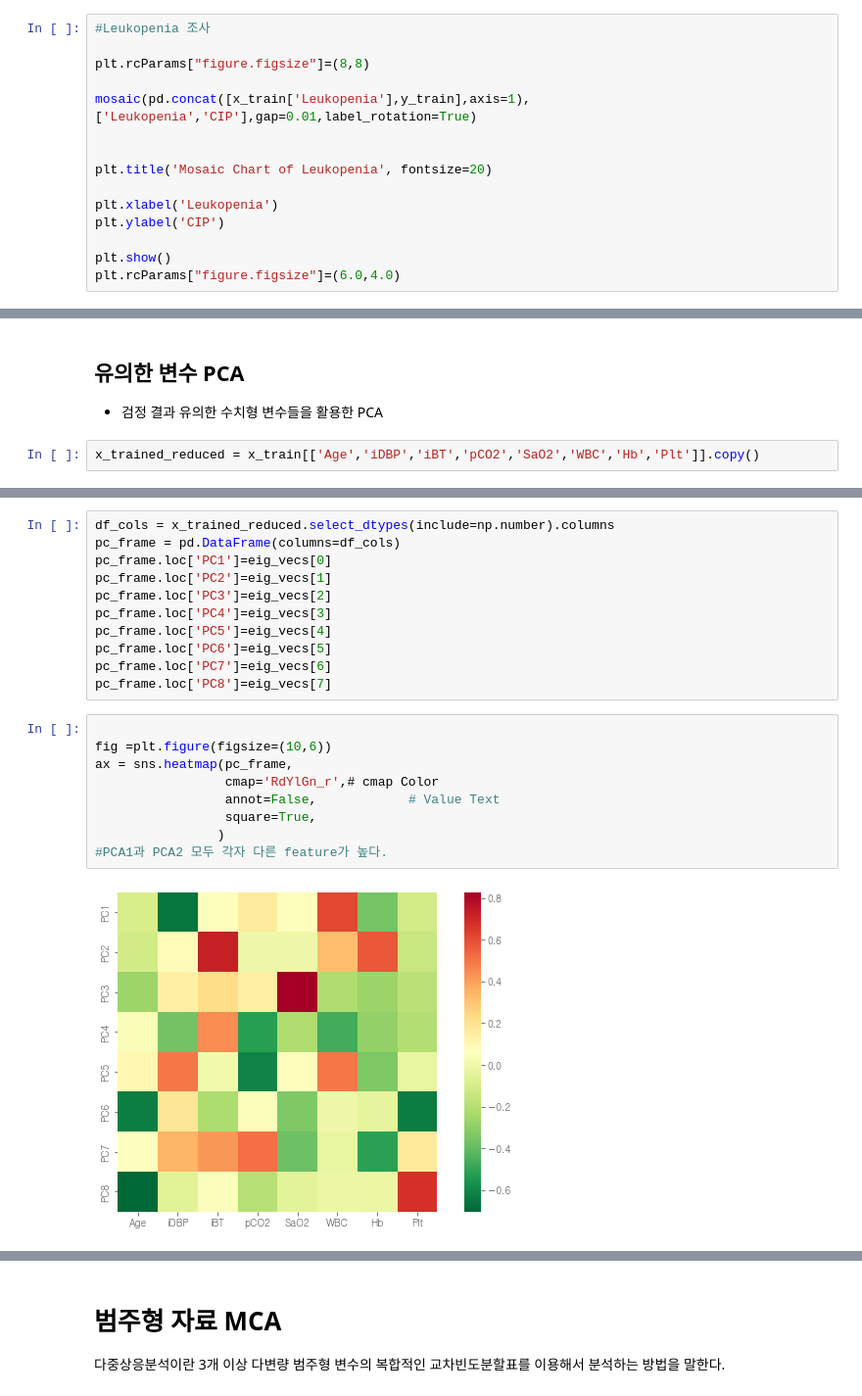
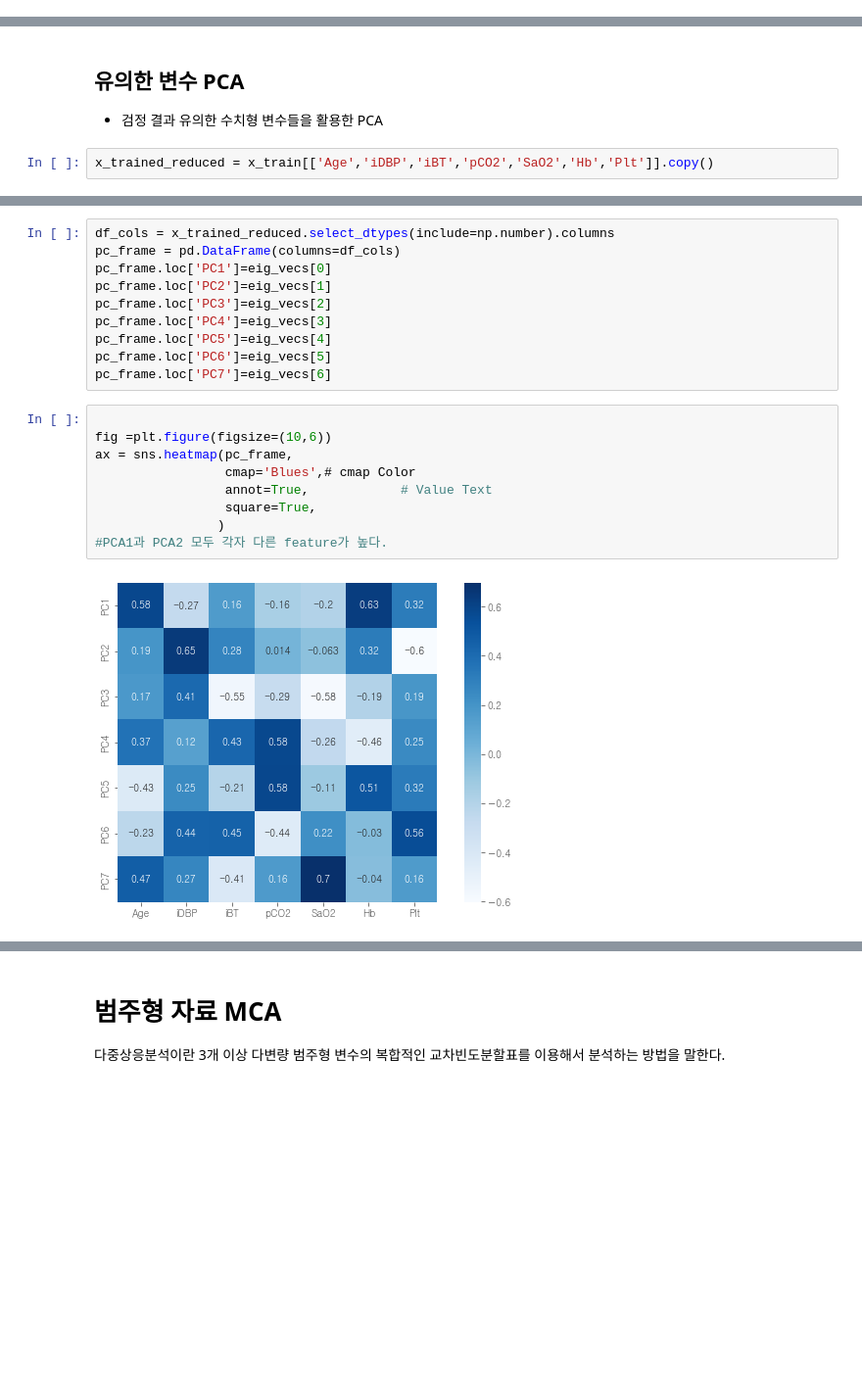
Before and after one commit to bub3690/22-1_multivariate, a Jupyter notebook: final_project/EDA.ipynb, the cells around one changed output, grey strips where cells are left out. Shown at 98% size. Drawn from its saved outputs; the diff is of its cells as text; blank space fills up the shorter version.

```diff
--- a/final_project/EDA.ipynb
+++ b/final_project/EDA.ipynb
@@ -404,15 +386,0 @@ Categories (2, int64): [0, 1]
-# %%
-#Leukopenia 조사
-
-plt.rcParams["figure.figsize"]=(8,8)
-
-mosaic(pd.concat([x_train['Leukopenia'],y_train],axis=1),['Leukopenia','CIP'],gap=0.01,label_rotation=True)
-
-
-plt.title('Mosaic Chart of Leukopenia', fontsize=20)
-
-plt.xlabel('Leukopenia')
-plt.ylabel('CIP')
-
-plt.show()
-plt.rcParams["figure.figsize"]=(6.0,4.0)
@@ -620,7 +582,7 @@ ax = sns.heatmap(pc_frame,
 
 - 검정 결과 유의한 수치형 변수들을 활용한 PCA
 # %%
-x_trained_reduced = x_train[['Age','iDBP','iBT','pCO2','SaO2','WBC','Hb','Plt']].copy()
+x_trained_reduced = x_train[['Age','iDBP','iBT','pCO2','SaO2','Hb','Plt']].copy()
 # %%
 x_R = x_trained_reduced.corr()
 eig_vals,eig_vecs =np.linalg.eig(x_R)
@@ -705,16 +666,15 @@ pc_frame.loc['PC4']=eig_vecs[3]
 pc_frame.loc['PC5']=eig_vecs[4]
 pc_frame.loc['PC6']=eig_vecs[5]
 pc_frame.loc['PC7']=eig_vecs[6]
-pc_frame.loc['PC8']=eig_vecs[7]
 # %%
 
 fig =plt.figure(figsize=(10,6))
 ax = sns.heatmap(pc_frame,
-                 cmap='RdYlGn_r',# cmap Color
-                 annot=False,            # Value Text
+                 cmap='Blues',# cmap Color
+                 annot=True,            # Value Text
                  square=True,
                 )
 #PCA1과 PCA2 모두 각자 다른 feature가 높다.
 # %% [output]
-[figure, old version]
+[figure, new version]
 # %% [markdown]
```
Also changed, not shown: parts of 35 cells of this notebook, 3 other files.
